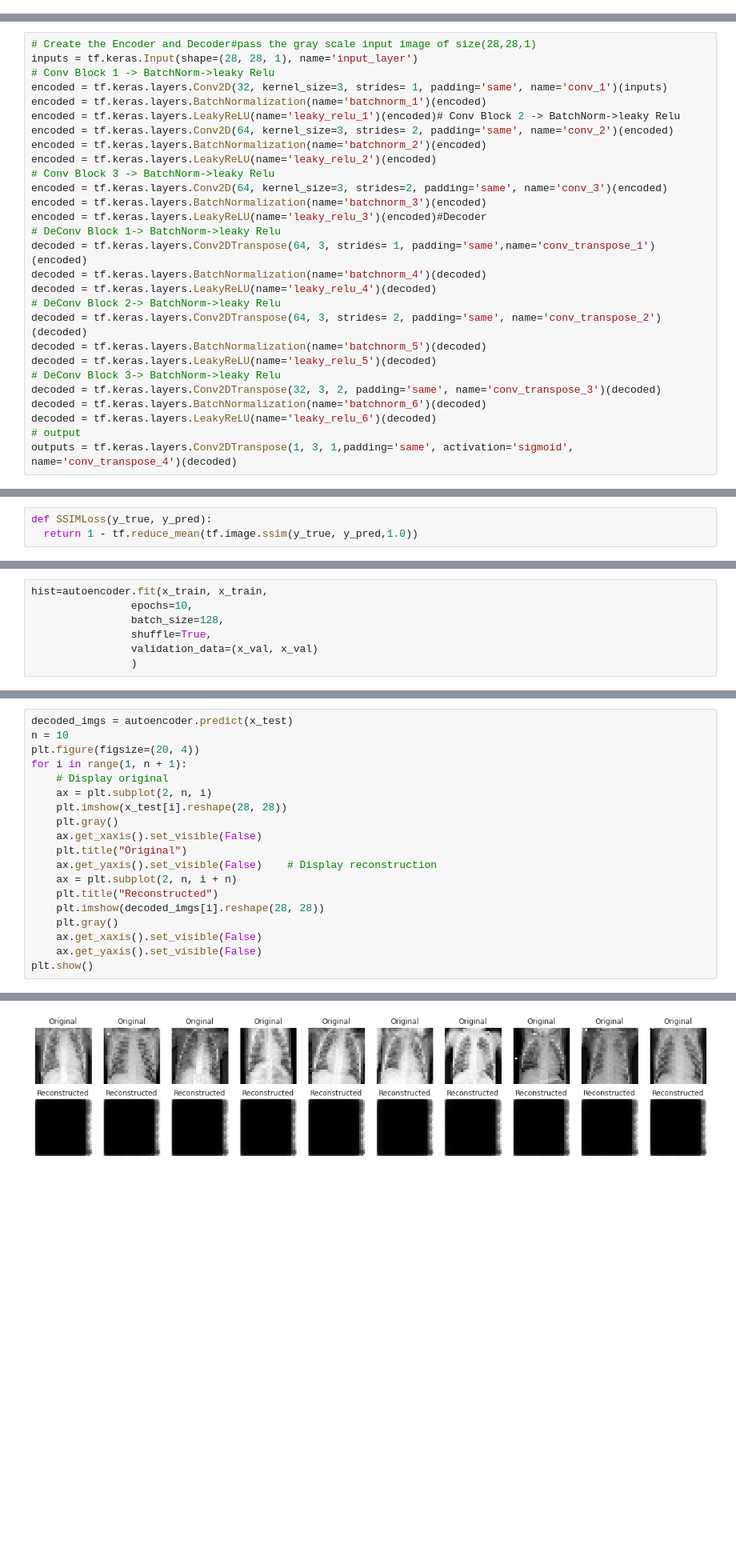
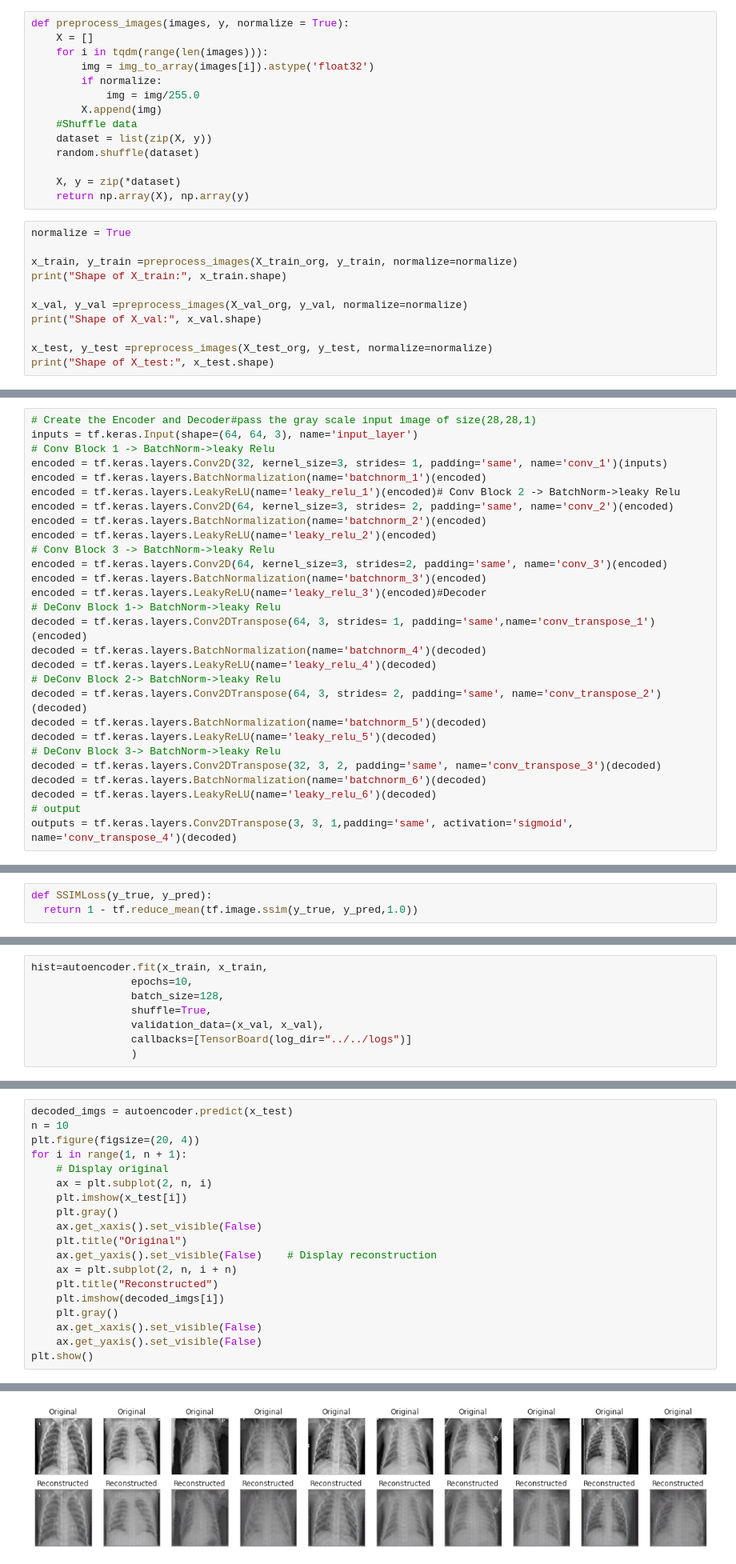
Before and after one commit to krzysiekniburski/SWA, a Jupyter notebook: notebooks/AID/pneumonia_ssim.ipynb, the cells around one changed output, grey strips where cells are left out. Shown at 80% size. Drawn from its saved outputs; the diff is of its cells as text; blank space fills up the shorter version.

```diff
--- a/notebooks/AID/pneumonia_ssim.ipynb
+++ b/notebooks/AID/pneumonia_ssim.ipynb
@@ -119,0 +109,25 @@ y_test = np.array(y_test)
+# %%
+def preprocess_images(images, y, normalize = True):
+    X = []
+    for i in tqdm(range(len(images))):
+        img = img_to_array(images[i]).astype('float32')
+        if normalize:
+            img = img/255.0
+        X.append(img)
+    #Shuffle data
+    dataset = list(zip(X, y))
+    random.shuffle(dataset)
+
+    X, y = zip(*dataset)
+    return np.array(X), np.array(y)
+# %%
+normalize = True
+
+x_train, y_train =preprocess_images(X_train_org, y_train, normalize=normalize)
+print("Shape of X_train:", x_train.shape)
+
+x_val, y_val =preprocess_images(X_val_org, y_val, normalize=normalize)
+print("Shape of X_val:", x_val.shape)
+
+x_test, y_test =preprocess_images(X_test_org, y_test, normalize=normalize)
+print("Shape of X_test:", x_test.shape)
@@ -129,6 +146,6 @@ x_train.shape, y_train.shape, x_val.shape, y_val.shape, x_test.shape, y_test.sha
 # %%
 # Create the Encoder and Decoder#pass the gray scale input image of size(28,28,1)
-inputs = tf.keras.Input(shape=(28, 28, 1), name='input_layer')
+inputs = tf.keras.Input(shape=(64, 64, 3), name='input_layer')
 # Conv Block 1 -> BatchNorm->leaky Relu
 encoded = tf.keras.layers.Conv2D(32, kernel_size=3, strides= 1, padding='same', name='conv_1')(inputs)
 encoded = tf.keras.layers.BatchNormalization(name='batchnorm_1')(encoded)
@@ -153,4 +170,4 @@ decoded = tf.keras.layers.Conv2DTranspose(32, 3, 2, padding='same', name='conv_t
 decoded = tf.keras.layers.BatchNormalization(name='batchnorm_6')(decoded)
 decoded = tf.keras.layers.LeakyReLU(name='leaky_relu_6')(decoded)
 # output
-outputs = tf.keras.layers.Conv2DTranspose(1, 3, 1,padding='same', activation='sigmoid', name='conv_transpose_4')(decoded)
+outputs = tf.keras.layers.Conv2DTranspose(3, 3, 1,padding='same', activation='sigmoid', name='conv_transpose_4')(decoded)
@@ -166,7 +196,8 @@ hist=autoencoder.fit(x_train, x_train,
                 epochs=10,
                 batch_size=128,
                 shuffle=True,
-                validation_data=(x_val, x_val)
+                validation_data=(x_val, x_val),
+                callbacks=[TensorBoard(log_dir="../../logs")]
                 )
 # %% [output]
 Epoch 1/10
@@ -196,14 +232,14 @@ plt.figure(figsize=(20, 4))
 for i in range(1, n + 1):
     # Display original
     ax = plt.subplot(2, n, i)
-    plt.imshow(x_test[i].reshape(28, 28))
+    plt.imshow(x_test[i])
     plt.gray()
     ax.get_xaxis().set_visible(False)
     plt.title("Original")
     ax.get_yaxis().set_visible(False)    # Display reconstruction
     ax = plt.subplot(2, n, i + n)
     plt.title("Reconstructed")
-    plt.imshow(decoded_imgs[i].reshape(28, 28))
+    plt.imshow(decoded_imgs[i])
     plt.gray()
     ax.get_xaxis().set_visible(False)
     ax.get_yaxis().set_visible(False)
@@ -212 +249 @@ plt.show()
-[figure, old version]
+[figure, new version]
```
Also changed, not shown: parts of 25 cells of this notebook, 2 other files.
